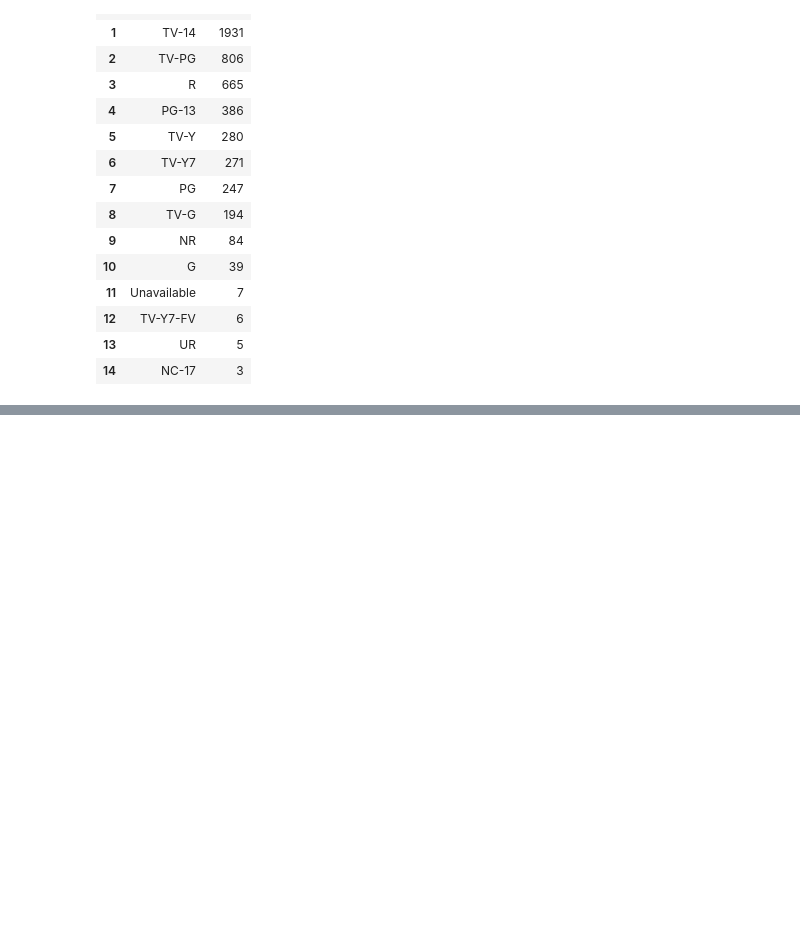
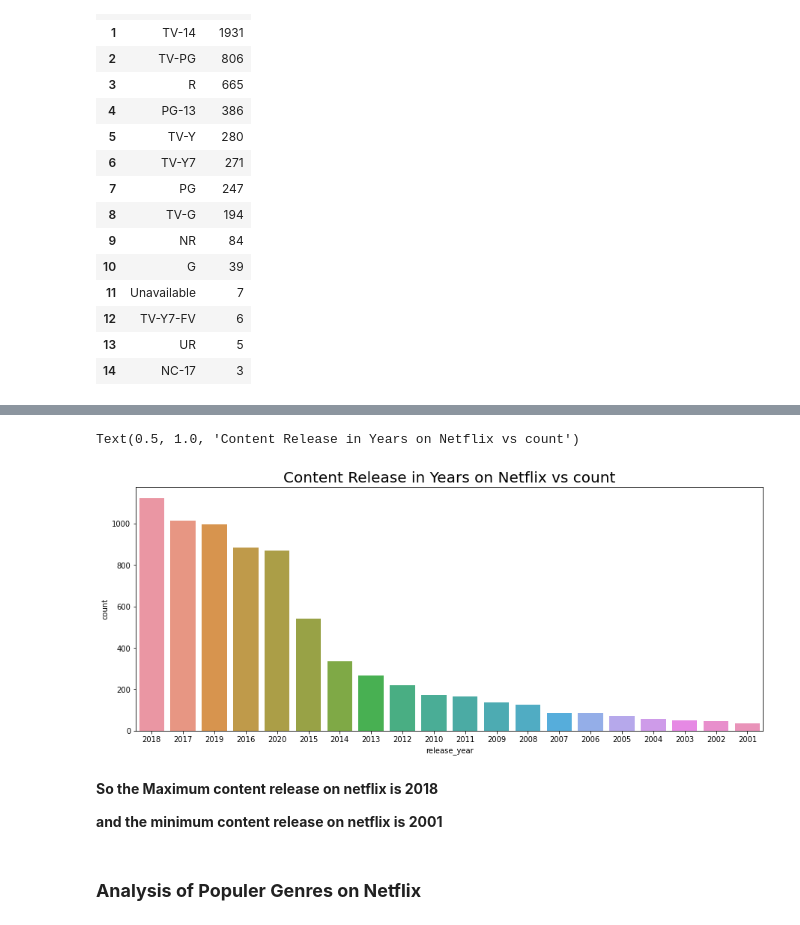
Before and after one commit to spradeepgit/NETFLIX-MOVIES-AND-TV-SHOWS-CLUSTERING, a Jupyter notebook: NETFLIX_MOVIES_AND_TV_SHOWS_CLUSTERING.ipynb, the cells around one changed output, grey strips where cells are left out. Drawn from its saved outputs; the diff is of its cells as text; code cells hidden in the pictures; blank space fills up the shorter version.

```diff
--- a/NETFLIX_MOVIES_AND_TV_SHOWS_CLUSTERING.ipynb
+++ b/NETFLIX_MOVIES_AND_TV_SHOWS_CLUSTERING.ipynb
@@ -278,0 +297,13 @@ Text(0.5, 1.0, 'Ratings of shows in Netflix VS Count')
+# %%
+plt.figure(figsize=(15,6))
+sns.countplot(x='release_year',order=netflix_df['release_year'].value_counts().index[:20],data=netflix_df)
+plt.title('Content Release in Years on Netflix vs count',size=20)
+# %% [output]
+Text(0.5, 1.0, 'Content Release in Years on Netflix vs count')
+[figure, added]
+# %% [markdown]
+**So the Maximum content release on netflix is 2018**
+
+**and the minimum content release on netflix is 2001**
+# %% [markdown]
+### **Analysis of Populer Genres on Netflix**
```
Also changed, not shown: parts of 11 cells of this notebook.
